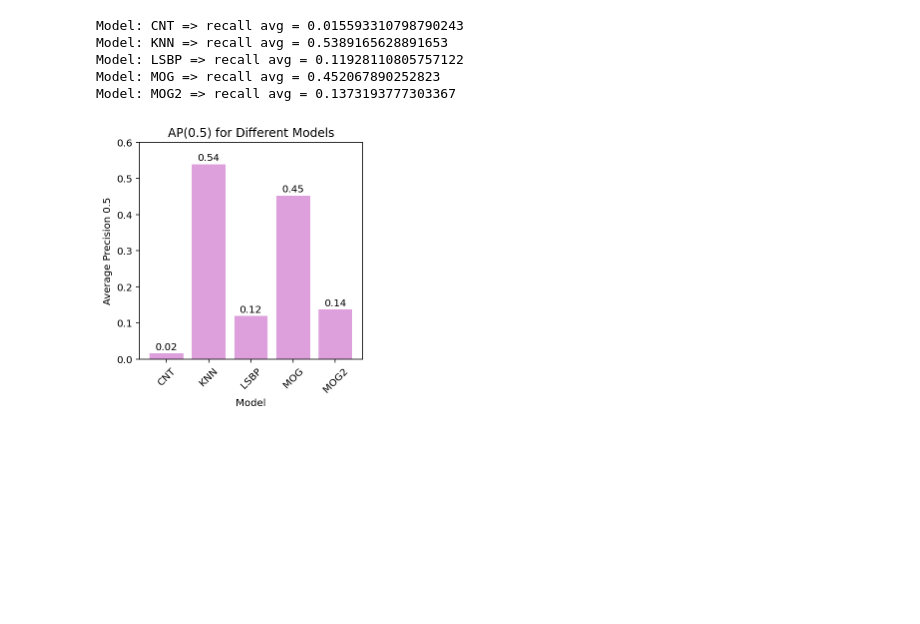
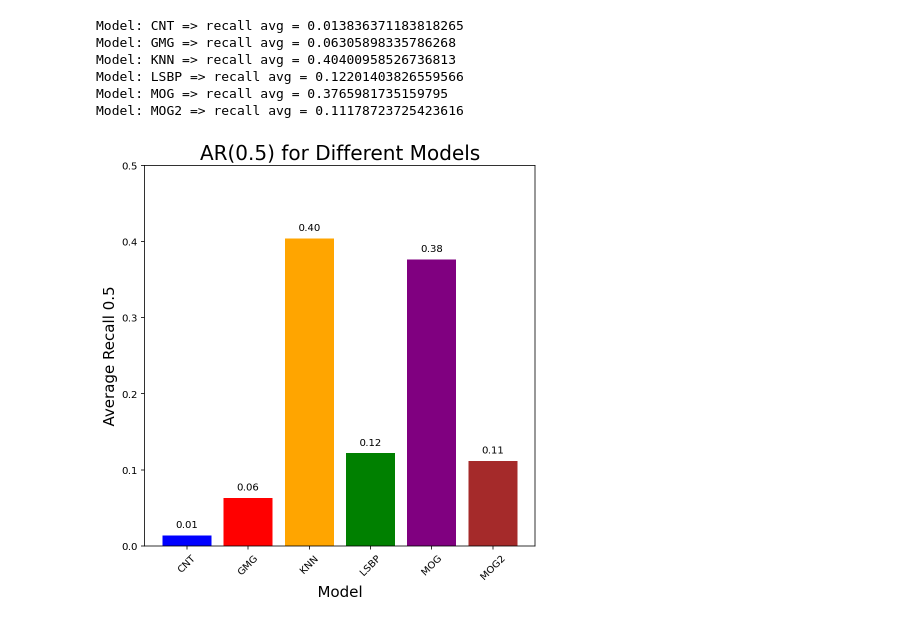
Before and after one commit to inakiLakunza/Video-Analysis-MCV-M6, a Jupyter notebook: task3/plotting_results/plots.ipynb, the cells around one changed output. Cells and saved outputs as stored; diff of their text form; code cells hidden in the pictures; blank space fills up the shorter version.

```diff
--- a/task3/plotting_results/plots.ipynb
+++ b/task3/plotting_results/plots.ipynb
@@ -56,38 +152,40 @@ plt.show()
 # %%
 model_recalls = {}
 
-model_names = ["CNT", "KNN", "LSBP", "MOG", "MOG2"]
+model_names = ["CNT", "GMG", "KNN", "LSBP", "MOG", "MOG2"]
+colors = ["blue", "red", "orange", "green", "purple", "brown"]
 
 for name in model_names:
-    filename = f'./../model_logs/AR_model_{name}.pkl'
+    filename = f'./../model_logs_detectron/AR_model_{name}.pkl'
     with open(filename, 'rb') as file:
         data = pickle.load(file)
     recall_list = data['recall_list']
     model_recalls[name] = sum(recall_list) / len(recall_list)
     print(f"Model: {name} => recall avg = {sum(recall_list) / len(recall_list)}")
 
 
 recalls = list(model_recalls.keys())
 avg_recalls = list(model_recalls.values())
 
-plt.figure(figsize=(4, 4))
-plt.bar(recalls, avg_recalls, color='plum')
+plt.figure(figsize=(7, 7))
+plt.bar(recalls, avg_recalls, color=colors)
 
-plt.title('AR(0.5) for Different Models')
-plt.xlabel('Model')
-plt.ylabel('Average Recall 0.5')
+plt.title('AR(0.5) for Different Models', fontsize=20)
+plt.xlabel('Model', fontsize=15)
+plt.ylabel('Average Recall 0.5', fontsize=15)
 plt.ylim(0, 0.5)
 
 
 for i in range(len(recalls)):
     plt.text(i, avg_recalls[i] + 0.01, f"{avg_recalls[i]:.2f}", ha = 'center')
 
 plt.xticks(rotation=45)
 plt.show()
 # %% [output]
-Model: CNT => recall avg = 0.015593310798790243
-Model: KNN => recall avg = 0.5389165628891653
-Model: LSBP => recall avg = 0.11928110805757122
-Model: MOG => recall avg = 0.452067890252823
-Model: MOG2 => recall avg = 0.1373193777303367
+Model: CNT => recall avg = 0.013836371183818265
+Model: GMG => recall avg = 0.06305898335786268
+Model: KNN => recall avg = 0.40400958526736813
+Model: LSBP => recall avg = 0.12201403826559566
+Model: MOG => recall avg = 0.3765981735159795
+Model: MOG2 => recall avg = 0.11178723725423616
-[figure, old version]
+[figure, new version]
```
Also changed, not shown: parts of 4 cells of this notebook, 30 other files.
